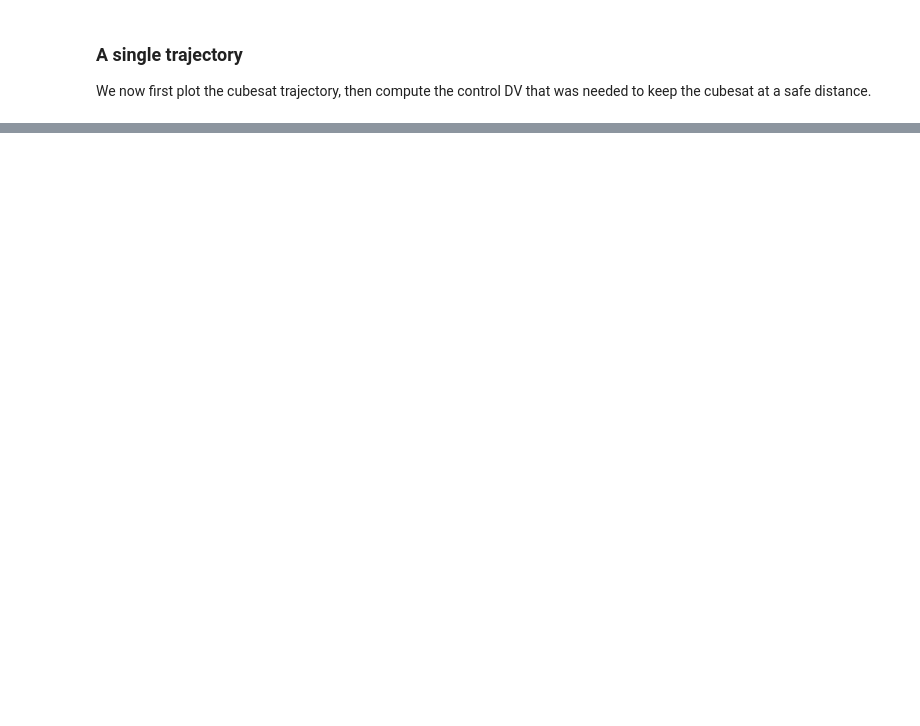
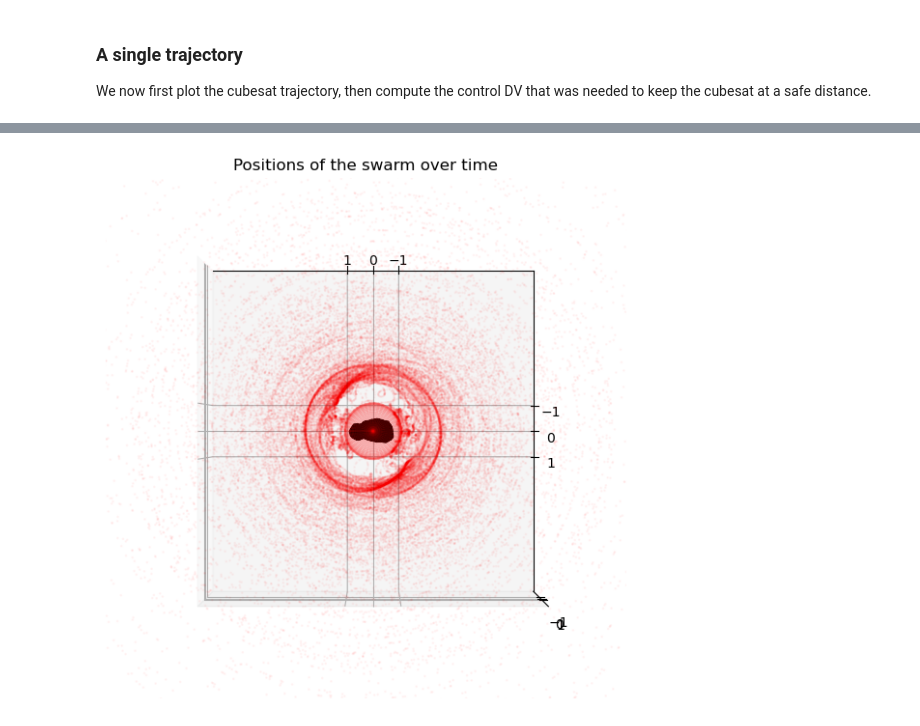
Before and after one commit to andreasaporito/cascade, a Jupyter notebook: doc/examples/itokawa_cubesats.ipynb, the cells around one changed output, grey strips where cells are left out. Drawn from its saved outputs; the diff is of its cells as text; code cells hidden in the pictures; blank space fills up the shorter version.

```diff
--- a/doc/examples/itokawa_cubesats.ipynb
+++ b/doc/examples/itokawa_cubesats.ipynb
@@ -238,4 +255,10 @@ We are now ready to instantiate a cascade simulation.
 # %%
-collisional_step = 2 * np.pi / 80.
-safety_radius = 1.1
-sim = csc.sim(ic_state, collisional_step, dyn=dyn, reentry_radius=safety_radius, n_par_ct = 120)
+collisional_step = 2 * np.pi / 10. / 100.
+safety_radius = np.sqrt(1.1)
+sim = csc.sim(ic_state, collisional_step, dyn=dyn, reentry_radius=safety_radius, n_par_ct = 10, compact_mode=True)
+# %%
+#csc.set_nthreads(100)
+sim.n_par_ct = 100
+sim.set_new_state_pars(ic_state)
+sim.ct = 2 * np.pi / 20. / sim.n_par_ct
+sim.time=0.
@@ -241,0 +318,33 @@ sim = csc.sim(ic_state, collisional_step, dyn=dyn, reentry_radius=safety_radius,
+# %%
+# Define the 3d Axis
+fig = plt.figure(figsize = (7,7))
+ax = fig.add_subplot(111, projection='3d')
+
+# Plot all mascons
+ax.scatter3D(mascon_points[:,0], mascon_points[:,1], mascon_points[:,2], alpha=0.03, s=1, c='k')
+
+# Plot swarm
+ax.scatter3D(all_pos[:,0], all_pos[:,1], all_pos[:,2], alpha=0.03, s=1, c='r')
+
+
+# Plot a safety sphere around it
+r = np.sqrt(1.1)
+u, v = np.mgrid[0:2*np.pi:40j, 0:np.pi:40j]
+X = r*np.cos(u)*np.sin(v)
+Y = r*np.sin(u)*np.sin(v)
+Z = r*np.cos(v)
+ax.plot_wireframe(X, Y, Z, color="r", alpha=0.1)
+
+# Set the axis limits
+limit=6
+ax.set_xlim(-limit,limit)
+ax.set_ylim(-limit,limit)
+ax.set_zlim(-limit,limit)
+ax.view_init(15,-45)
+ax.set_title("Positions of the swarm over time")
+ax.set_xticks([-1,0,1])
+ax.set_yticks([-1,0,1])
+ax.set_zticks([-1,0,1])
+ax.view_init(90,90)
+# %% [output]
+[figure, added]
```
Also changed, not shown: parts of 16 cells of this notebook, 3 other files.
